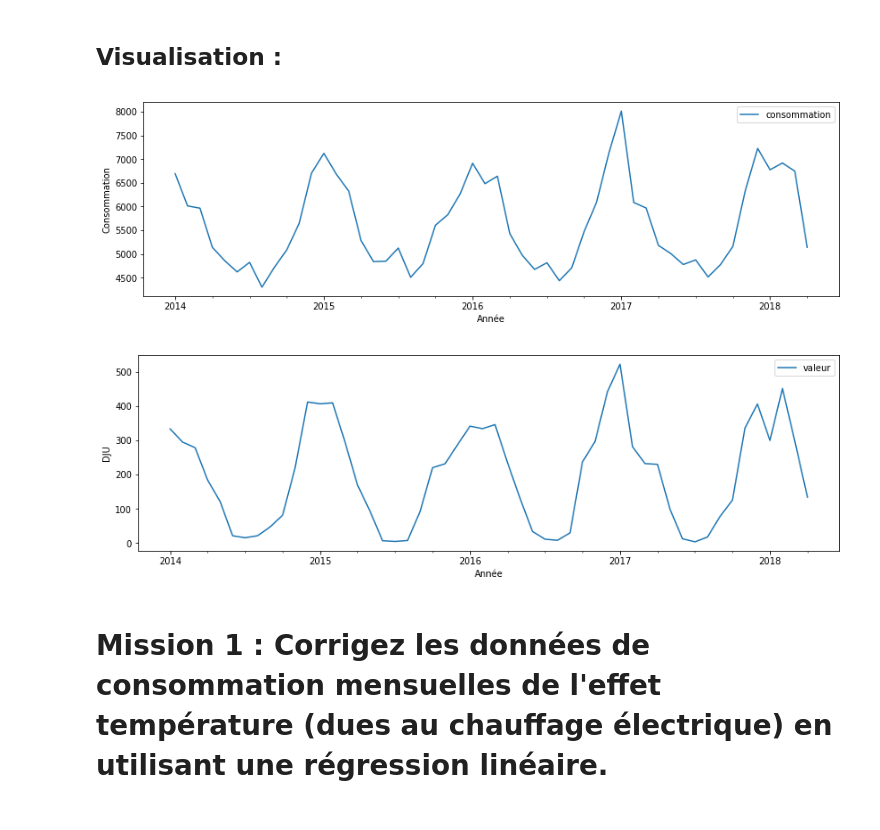
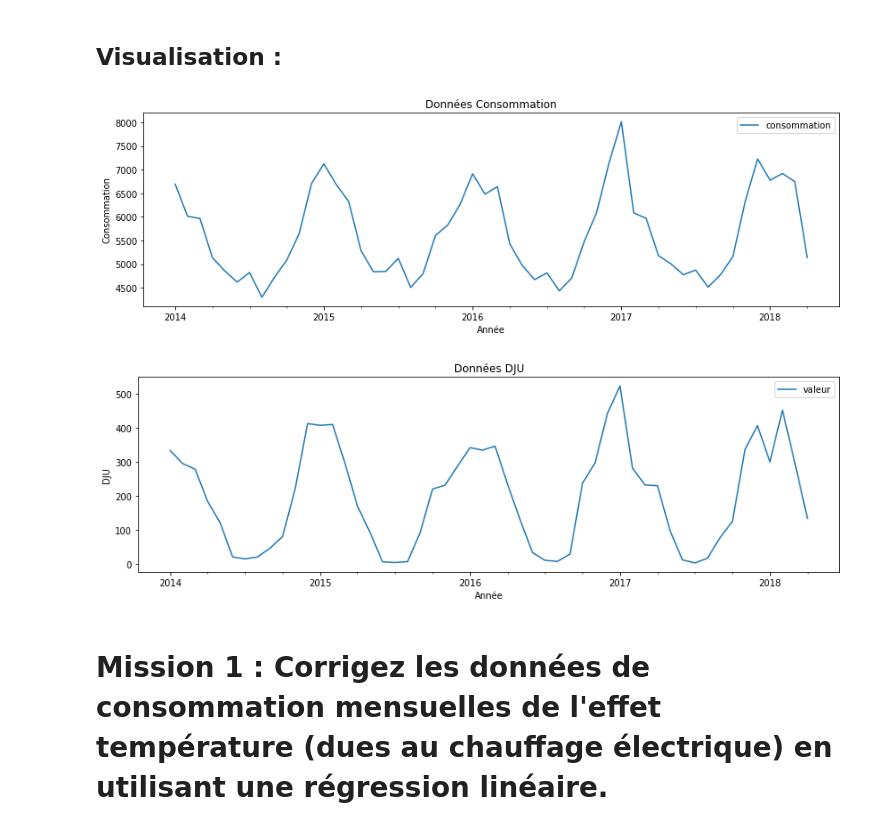
Before and after one commit to Julien-paulet/Projet_8, a Jupyter notebook: Prédisez la demande en electricite.ipynb, the cells around one changed output. Cells and saved outputs as stored; diff of their text form; code cells hidden in the pictures.

```diff
--- a/Prédisez la demande en electricite.ipynb
+++ b/Prédisez la demande en electricite.ipynb
@@ -124,19 +124,21 @@ dju.head()
 # %%
 conso.plot(y='consommation', figsize=[14,4])
 plt.xlabel('Année')
 plt.ylabel('Consommation')
-#plt.savefig("Graphiques/")
+plt.title('Données Consommation')
+plt.savefig("Graphiques/donnees_conso.png")
 plt.show()
 # %% [output]
-[figure, old version]
+[figure, new version]
 # %%
 dju.plot(y='valeur', figsize=[14,4])
 plt.xlabel('Année')
 plt.ylabel('DJU')
-#plt.savefig("Graphiques/")
+plt.title('Données DJU')
+plt.savefig("Graphiques/donnees_dju")
 plt.show()
 # %% [output]
-[figure, old version]
+[figure, new version]
 # %% [markdown]
 # Mission 1 : Corrigez les données de consommation mensuelles de l'effet température (dues au chauffage électrique) en utilisant une régression linéaire.
 # %%
```
Also changed, not shown: parts of 42 cells of this notebook, 11 other files.
